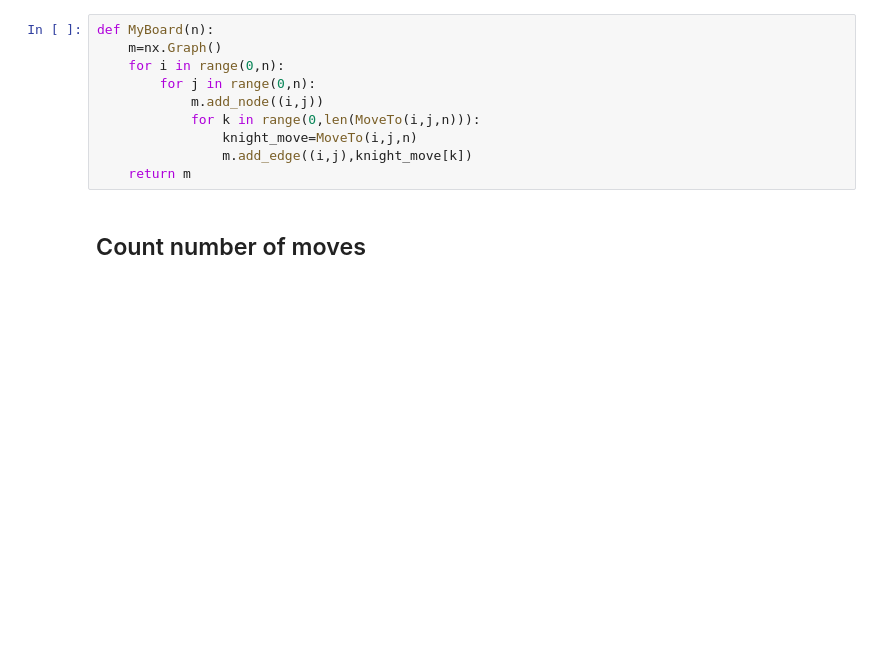
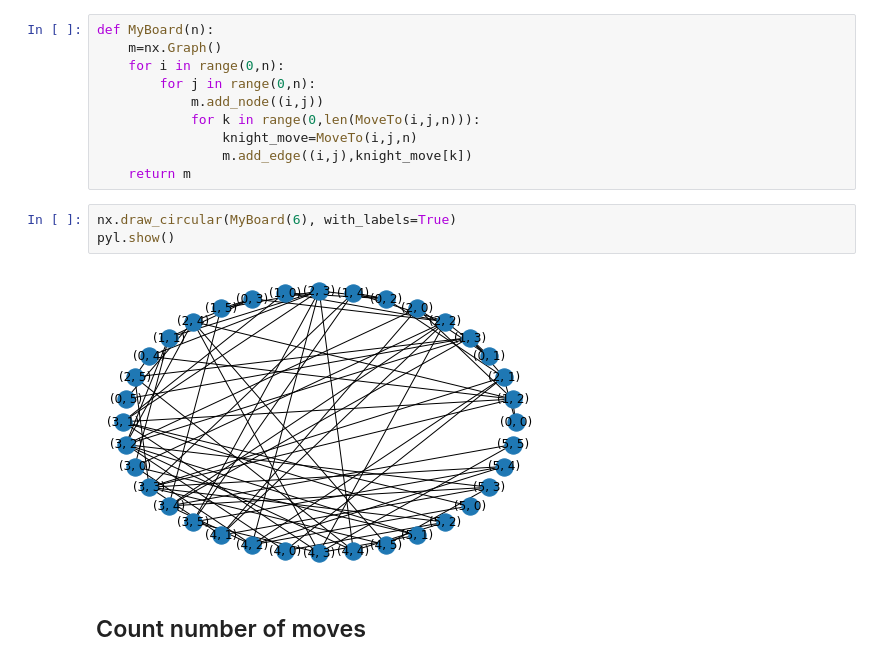
Before and after one commit to DeanLundie/Knights-Tour, a Jupyter notebook: tour.ipynb, the cells around one changed output. Cells and saved outputs as stored; diff of their text form; blank space fills up the shorter version.

```diff
--- a/tour.ipynb
+++ b/tour.ipynb
@@ -44,6 +45,11 @@ def MyBoard(n):
                 knight_move=MoveTo(i,j,n)
                 m.add_edge((i,j),knight_move[k])
     return m
+# %%
+nx.draw_circular(MyBoard(6), with_labels=True)
+pyl.show()
+# %% [output]
+[figure, added]
 # %% [markdown]
 ## Count number of moves
 # %%
```
Also changed, not shown: parts of 5 cells of this notebook.
